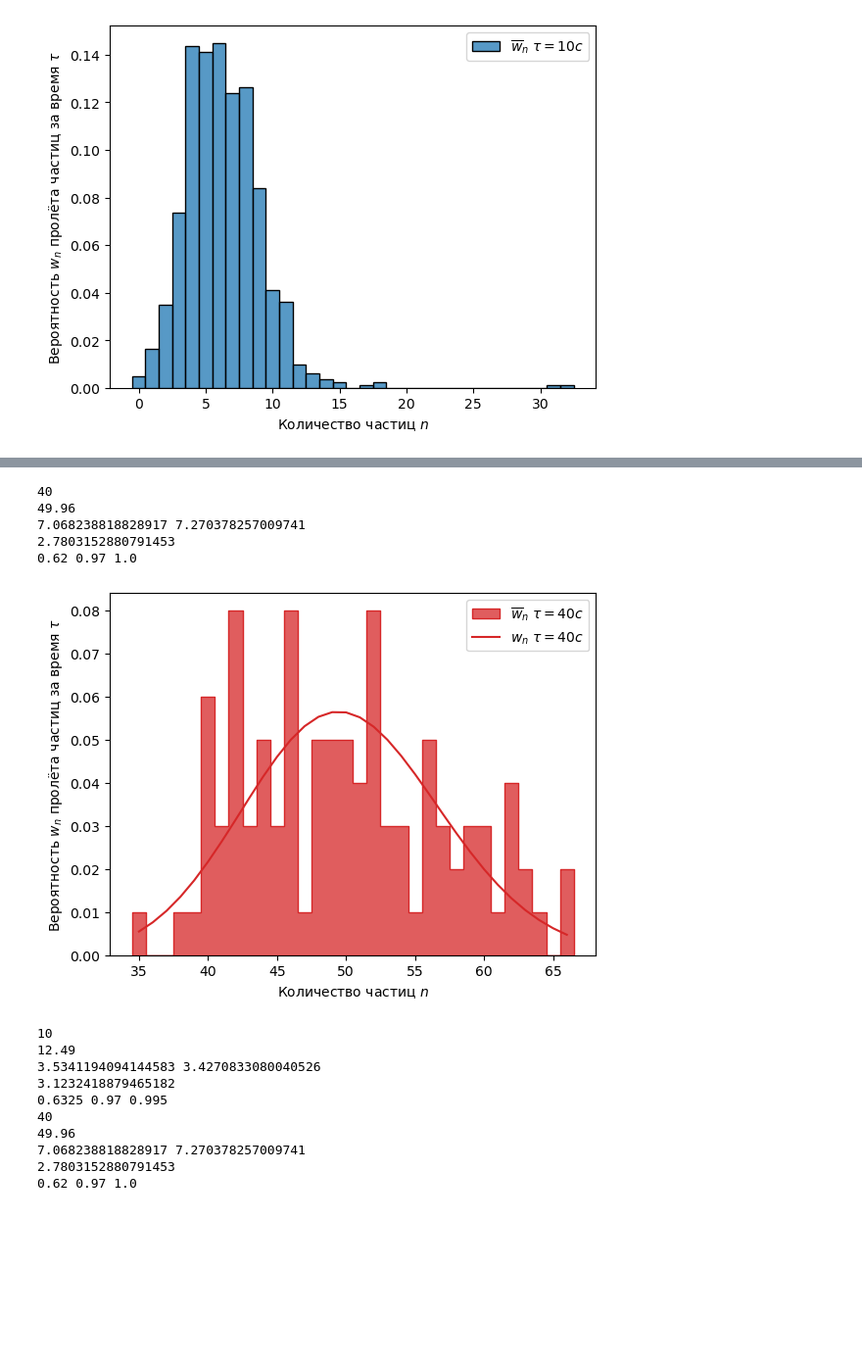
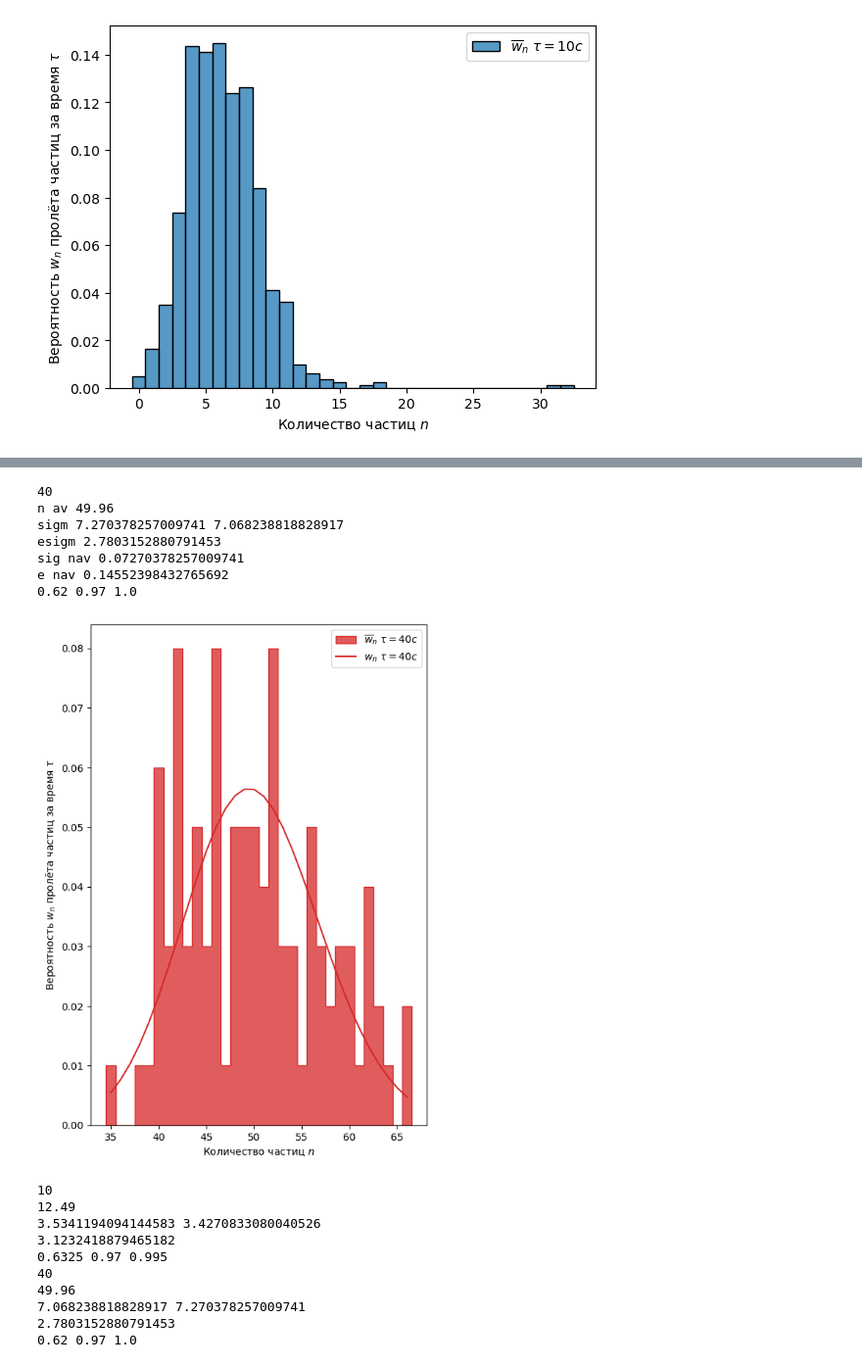
Before and after one commit to Daniil10001/MIPT_LABS, a Jupyter notebook: Lab_phys_1.1.4/Untitled.ipynb, the cells around one changed output, grey strips where cells are left out. Shown at 98% size. Cells and saved outputs as stored; diff of their text form; code cells hidden in the pictures; blank space fills up the shorter version.

```diff
--- a/Lab_phys_1.1.4/Untitled.ipynb
+++ b/Lab_phys_1.1.4/Untitled.ipynb
@@ -207,16 +227,18 @@ fig.savefig('20.png')
 # %%
-fig,ax=plt.subplots()
+fig,ax=plt.subplots(figsize=(6,9))
 plot('exp2.txt',40,ax,3)
 ax.set_ylabel(r'Вероятность $w_n$ пролёта частиц за время $\tau$')
 ax.set_xlabel('Количество частиц $n$')
 fig.savefig('40.png')
 # %% [output]
 40
-49.96
-7.068238818828917 7.270378257009741
-2.7803152880791453
+n av 49.96
+sigm 7.270378257009741 7.068238818828917
+esigm 2.7803152880791453
+sig nav 0.07270378257009741
+e nav 0.14552398432765692
 0.62 0.97 1.0
-[figure, old version]
+[figure, new version]
 # %%
 def plot2(st,n,ax,c):
     data=get_data(st,n)
```
Also changed, not shown: parts of 10 cells of this notebook, 35 other files.
